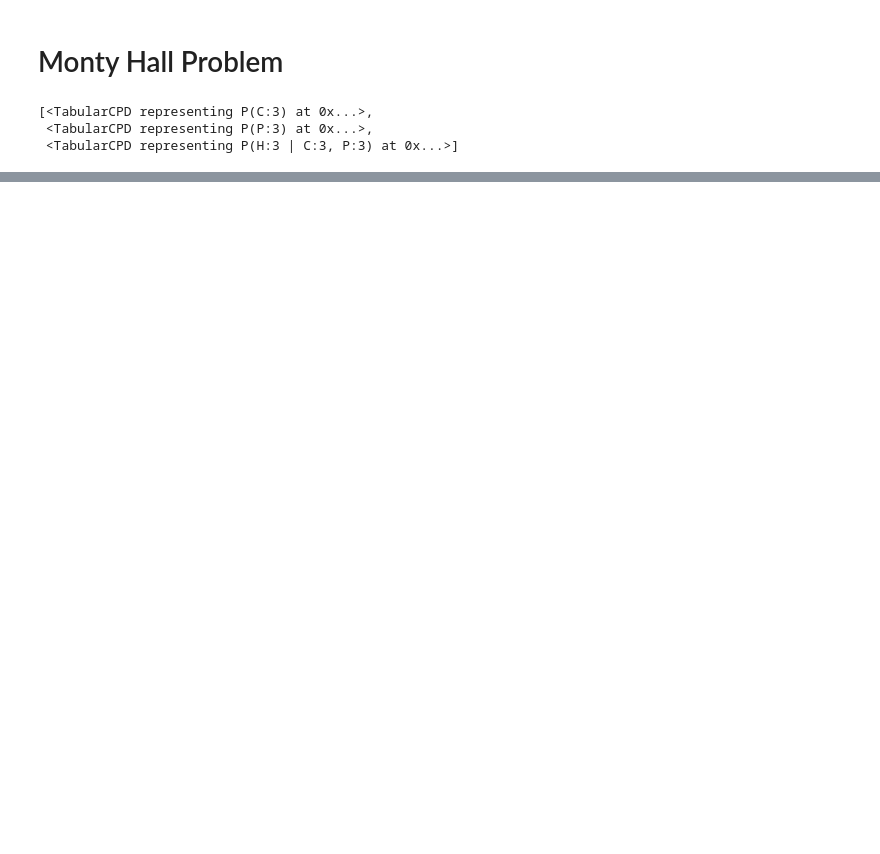
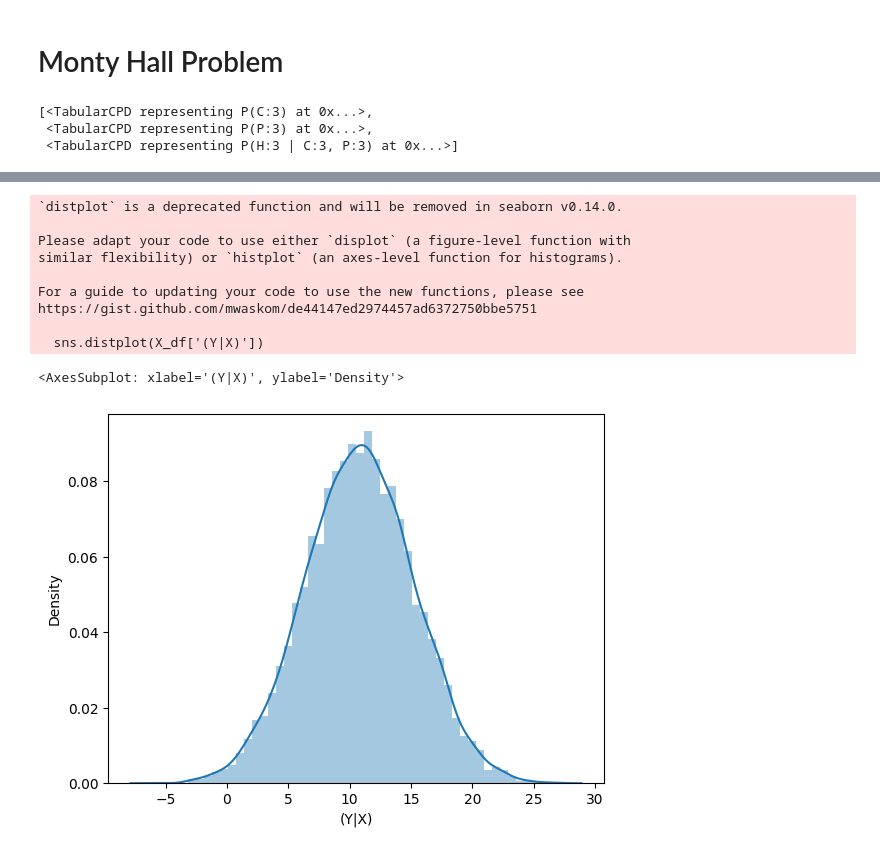
Before and after one commit to francesco-source/Artificial-Intelligence-UNIBO, a Jupyter notebook: Fundamentals_of_knowledge_and_rapresentation/Changing_door.ipynb, the cells around one changed output, grey strips where cells are left out. Cells and saved outputs as stored; diff of their text form; code cells hidden in the pictures; blank space fills up the shorter version.

```diff
--- a/Fundamentals_of_knowledge_and_rapresentation/Changing_door.ipynb
+++ b/Fundamentals_of_knowledge_and_rapresentation/Changing_door.ipynb
@@ -42,0 +51,38 @@ print(posterior_p)
+# %%
+import numpy as np
+import pandas as pd
+import seaborn as sns
+beta_vec = np.array([.7, .3])
+beta_0 = 2
+sigma_c = 4
+
+def genYX(x):
+    '''
+    Generates samples distributed according to Gaussian Normal Distributions.
+    Args:
+        x (row): Dataframe row
+    Returns:
+        (float): Sample distributed as Gaussian
+
+    '''
+    x = [x['X1'], x['X2']]
+    var_mean = np.dot(beta_vec.transpose(), x) + beta_0
+    Yx_sample = np.random.normal(var_mean, sigma_c, 1)
+    return Yx_sample[0]
+
+X_df['(Y|X)'] = X_df.apply(genYX, axis=1)
+X_df.head()
+
+sns.distplot(X_df['(Y|X)'])
+# %% [output]
+`distplot` is a deprecated function and will be removed in seaborn v0.14.0.
+
+Please adapt your code to use either `displot` (a figure-level function with
+similar flexibility) or `histplot` (an axes-level function for histograms).
+
+For a guide to updating your code to use the new functions, please see
+https://gist.github.com/mwaskom/de44147ed2974457ad6372750bbe5751
+
+  sns.distplot(X_df['(Y|X)'])
+<AxesSubplot: xlabel='(Y|X)', ylabel='Density'>
+[figure, added]
```
Also changed, not shown: parts of 1 cell of this notebook, 9 other files.
